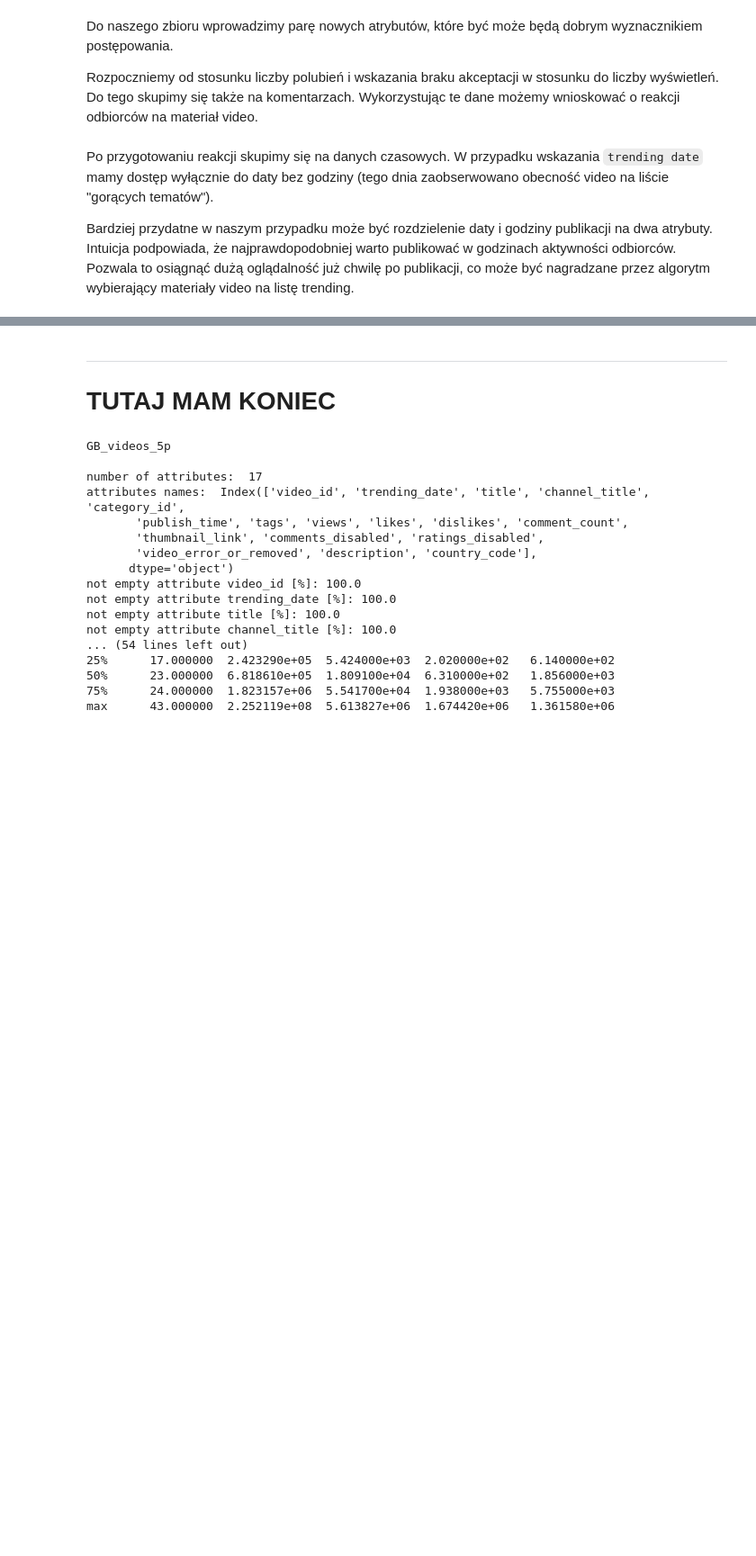
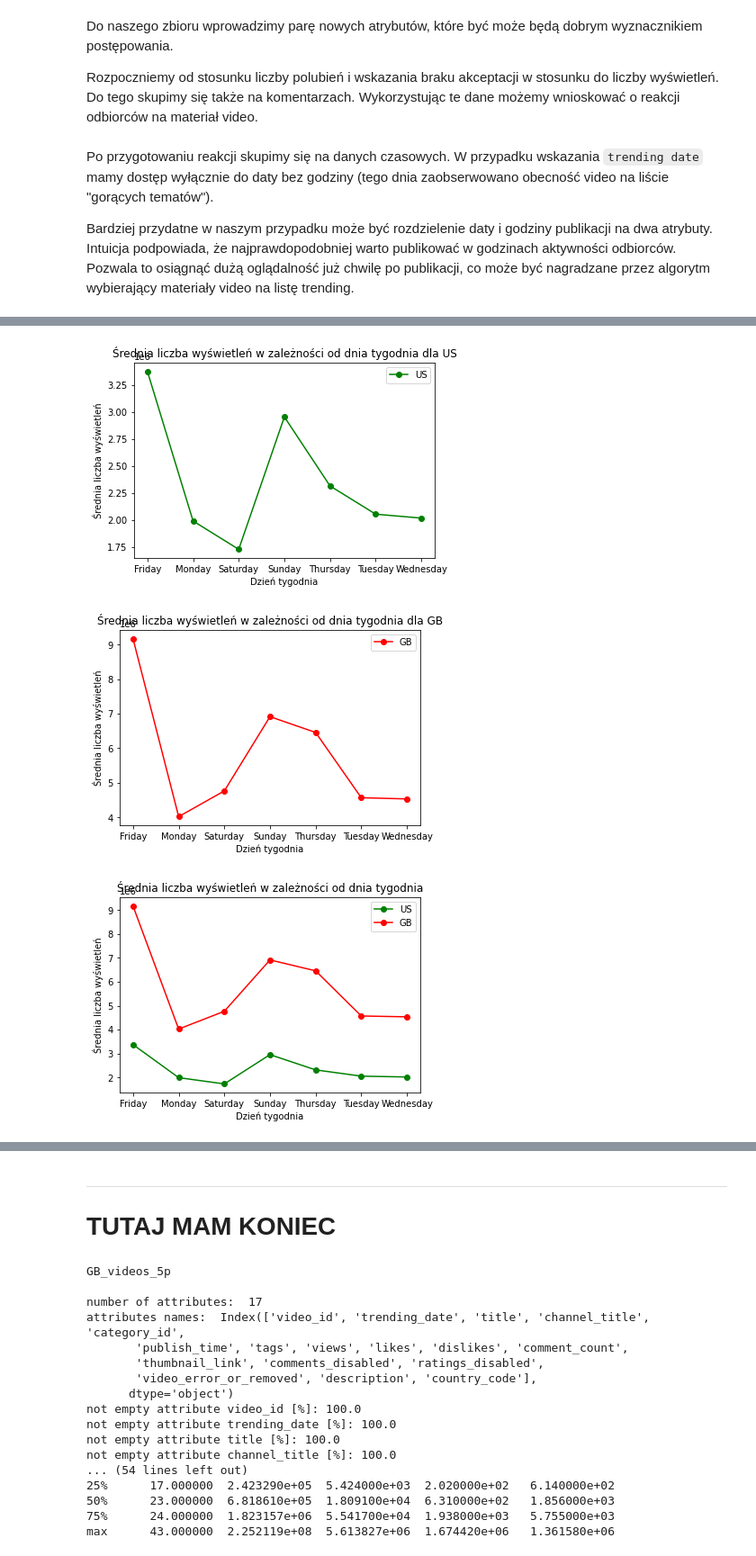
Before and after one commit to Bartosz-Gorka-Archive/youtube-trending-videos, a Jupyter notebook: youtube_trending_videos.ipynb, the cells around one changed output, grey strips where cells are left out. Shown: that part at 90% size. Cells and saved outputs as stored; diff of their text form; code cells hidden in the pictures; blank space fills up the shorter version.

```diff
--- a/youtube_trending_videos.ipynb
+++ b/youtube_trending_videos.ipynb
@@ -178,0 +211,28 @@ content['published_at_time'] = content['publish_time'].dt.time
+# %%
+day_of_week_US = content[content['country_code'] == 'US'].groupby('published_day_of_week').mean()
+day_of_week_GB = content[content['country_code'] == 'GB'].groupby('published_day_of_week').mean()
+
+def show_day_of_week(df, name, color = 'green'):
+    plt.plot(df.index.values, df['views'], marker='o', color=color, label = name)
+    plt.xlabel('Dzień tygodnia')
+    plt.ylabel('Średnia liczba wyświetleń')
+    plt.title('Średnia liczba wyświetleń w zależności od dnia tygodnia dla ' + name)
+    plt.legend()
+    plt.show()
+
+def show_day_of_week_both(us, gb):
+    plt.plot(us.index.values, us['views'], marker='o', color='green', label = 'US')
+    plt.plot(gb.index.values, gb['views'], marker='o', color='red', label = 'GB')
+    plt.xlabel('Dzień tygodnia')
+    plt.ylabel('Średnia liczba wyświetleń')
+    plt.title('Średnia liczba wyświetleń w zależności od dnia tygodnia')
+    plt.legend()
+    plt.show()
+
+show_day_of_week(day_of_week_US, 'US')
+show_day_of_week(day_of_week_GB, 'GB', color = 'red')
+show_day_of_week_both(day_of_week_US, day_of_week_GB)
+# %% [output]
+[figure, added]
+[figure, added]
+[figure, added]
```
Also changed, not shown: parts of 10 cells of this notebook.
